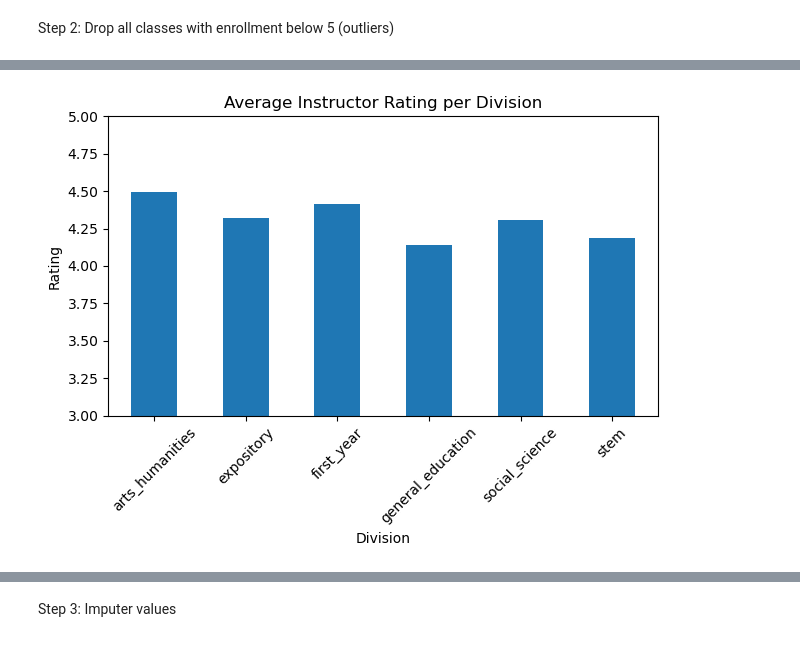
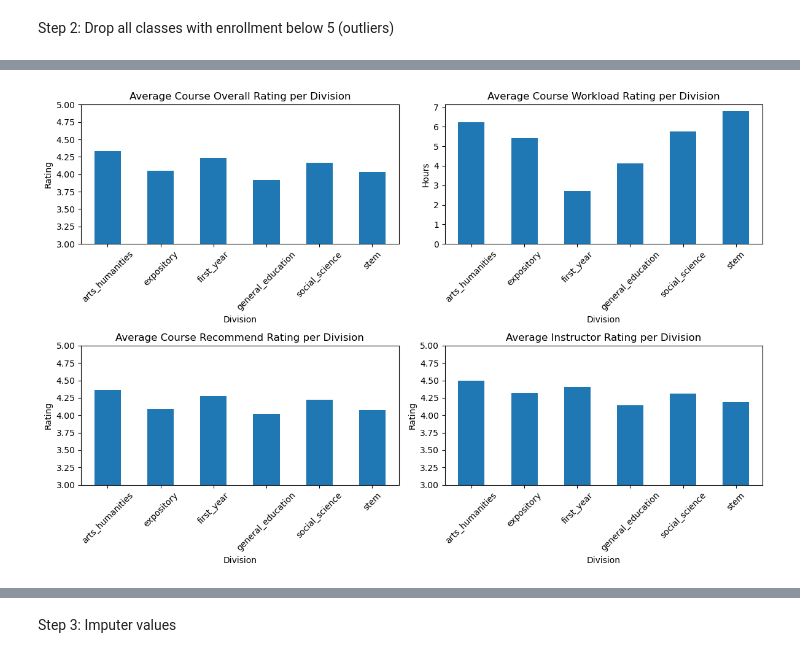
Before and after one commit to MattHAndrews/cs109a_final_project, a Jupyter notebook: Project.ipynb, the cells around one changed output, grey strips where cells are left out. Saved outputs shown, nothing was run; the diff lists cells and outputs as text; code cells hidden in the pictures.

```diff
--- a/Project.ipynb
+++ b/Project.ipynb
@@ -490,18 +438,46 @@ plt.show()
-# %%
-average_ior = df_copy_drop5.groupby('division')['Instructor_Overall_Rating'].mean().reset_index()
-
-# Plot the average enrollment per department as a bar chart
-average_ior.plot(kind='bar', x='division', y='Instructor_Overall_Rating', legend=False)
-
-# Set the title and labels
-plt.title('Average Instructor Rating per Division')
-plt.xlabel('Division')
-plt.ylabel('Rating')
-plt.ylim(3, 5)
-plt.xticks(rotation=45)  # Rotate the x-axis labels to show them better
-
-# Show the plot
-plt.tight_layout()  # Adjust the plot to ensure everything fits without overlapping
-plt.show()
-# %% [output]
-[figure, removed]
+# %%
+import matplotlib.pyplot as plt
+
+# Create a 2x2 grid of subplots
+fig, axs = plt.subplots(2, 2, figsize=(12, 8))
+
+# First plot
+average_cor = df_copy_drop5.groupby('division')['Course_Overall_Rating'].mean().reset_index()
+average_cor.plot(kind='bar', x='division', y='Course_Overall_Rating', legend=False, ax=axs[0, 0])
+axs[0, 0].set_title('Average Course Overall Rating per Division')
+axs[0, 0].set_xlabel('Division')
+axs[0, 0].set_ylabel('Rating')
+axs[0, 0].set_ylim(3, 5)
+axs[0, 0].tick_params(axis='x', rotation=45)
+
+# Second plot
+average_cwr = df_copy_drop5.groupby('division')['Course_Workload_Rating'].mean().reset_index()
+average_cwr.plot(kind='bar', x='division', y='Course_Workload_Rating', legend=False, ax=axs[0, 1])
+axs[0, 1].set_title('Average Course Workload Rating per Division')
+axs[0, 1].set_xlabel('Division')
+axs[0, 1].set_ylabel('Hours')
+axs[0, 1].tick_params(axis='x', rotation=45)
+
+# Third plot
+average_crr = df_copy_drop5.groupby('division')['Course_Recommend_Rating'].mean().reset_index()
+average_crr.plot(kind='bar', x='division', y='Course_Recommend_Rating', legend=False, ax=axs[1, 0])
+axs[1, 0].set_title('Average Course Recommend Rating per Division')
+axs[1, 0].set_xlabel('Division')
+axs[1, 0].set_ylabel('Rating')
+axs[1, 0].set_ylim(3, 5)
+axs[1, 0].tick_params(axis='x', rotation=45)
+
+# Fourth plot
+average_ior = df_copy_drop5.groupby('division')['Instructor_Overall_Rating'].mean().reset_index()
+average_ior.plot(kind='bar', x='division', y='Instructor_Overall_Rating', legend=False, ax=axs[1, 1])
+axs[1, 1].set_title('Average Instructor Rating per Division')
+axs[1, 1].set_xlabel('Division')
+axs[1, 1].set_ylabel('Rating')
+axs[1, 1].set_ylim(3, 5)
+axs[1, 1].tick_params(axis='x', rotation=45)
+
+# Adjust layout and show plot
+plt.tight_layout()
+plt.show()
+# %% [output]
+[figure, added]
```
Also changed, not shown: parts of 6 cells of this notebook.
